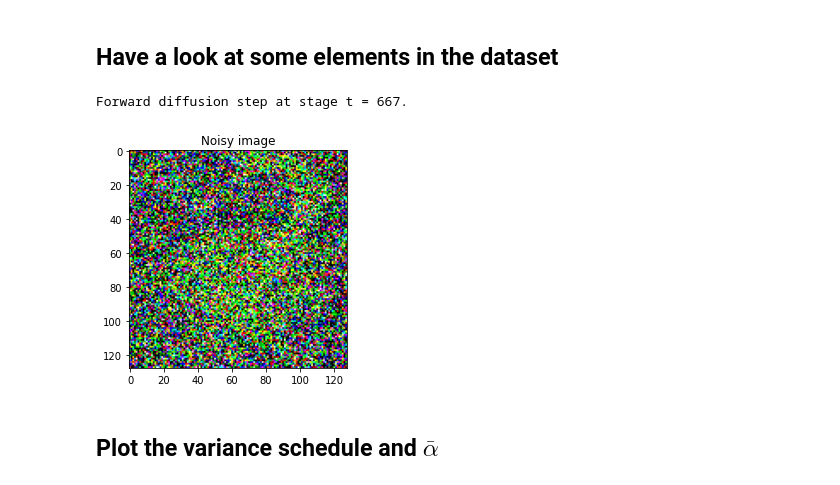
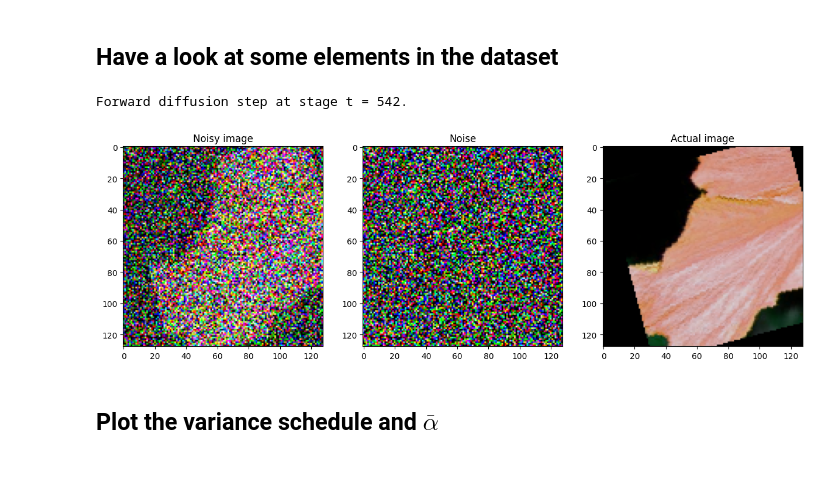
Before and after one commit to EnricoPittini/denoising-diffusion-models, a Jupyter notebook: dev augmentation timestep prediction.ipynb, the cells around one changed output. Saved outputs shown, nothing was run; the diff lists cells and outputs as text; code cells hidden in the pictures.

```diff
--- a/dev augmentation timestep prediction.ipynb
+++ b/dev augmentation timestep prediction.ipynb
@@ -86,9 +86,7 @@ dataset_train_diff = DiffusionDataset(data=dataset_train,
                                             RandomAffine(degrees=(-180, 180), translate=(0.1, 0.1), scale=(0.8, 1.2))]),
                            random_seed=random_seed)
 
-dataset_train_timestepPred = TimestepPredictionDataset(diffusion_dataset=dataset_train_diff)
-
-dataloader_train = DataLoader(dataset_train_timestepPred,
+dataloader_train = DataLoader(dataset_train_diff,
                          batch_size=batch_size,
                          pin_memory=True,
                          shuffle=True)
@@ -141,18 +135,28 @@ Number of test samples: 1020
 # %%
 from utils.reconstruction import reconstruct_image_from_noise
 
-im_n, t = next(iter(dataloader_train))
+(im_n, t), noise = next(iter(dataloader_train))
 im_n = im_n[0]
 t = t.numpy()[0]
+noise = noise[0]
+
+im = reconstruct_image_from_noise(im_n, noise, t, variance_schedule)
 
 print(f"Forward diffusion step at stage t = {t}.")
 
-plt.imshow(im_n.permute(1, 2, 0).clip(0, 1))
-plt.title('Noisy image')
+w, h, dpi = 1500, 500, 100
+fig, ax = plt.subplots(ncols=3, figsize=(w/dpi, h/dpi), dpi=dpi)
+
+ax[0].imshow(im_n.permute(1, 2, 0).clip(0, 1))
+ax[0].set_title('Noisy image')
+ax[1].imshow(noise.permute(1, 2, 0).clip(0, 1))
+ax[1].set_title('Noise')
+ax[2].imshow(im.permute(1, 2, 0).clip(0, 1))
+ax[2].set_title('Actual image')
 plt.show()
 # %% [output]
-Forward diffusion step at stage t = 667.
+Forward diffusion step at stage t = 542.
-[figure, old version]
+[figure, new version]
 # %% [markdown]
 ## Plot the variance schedule and $\bar{\alpha}$
 # %%
```
Also changed, not shown: parts of 3 cells of this notebook, 3 other files.
